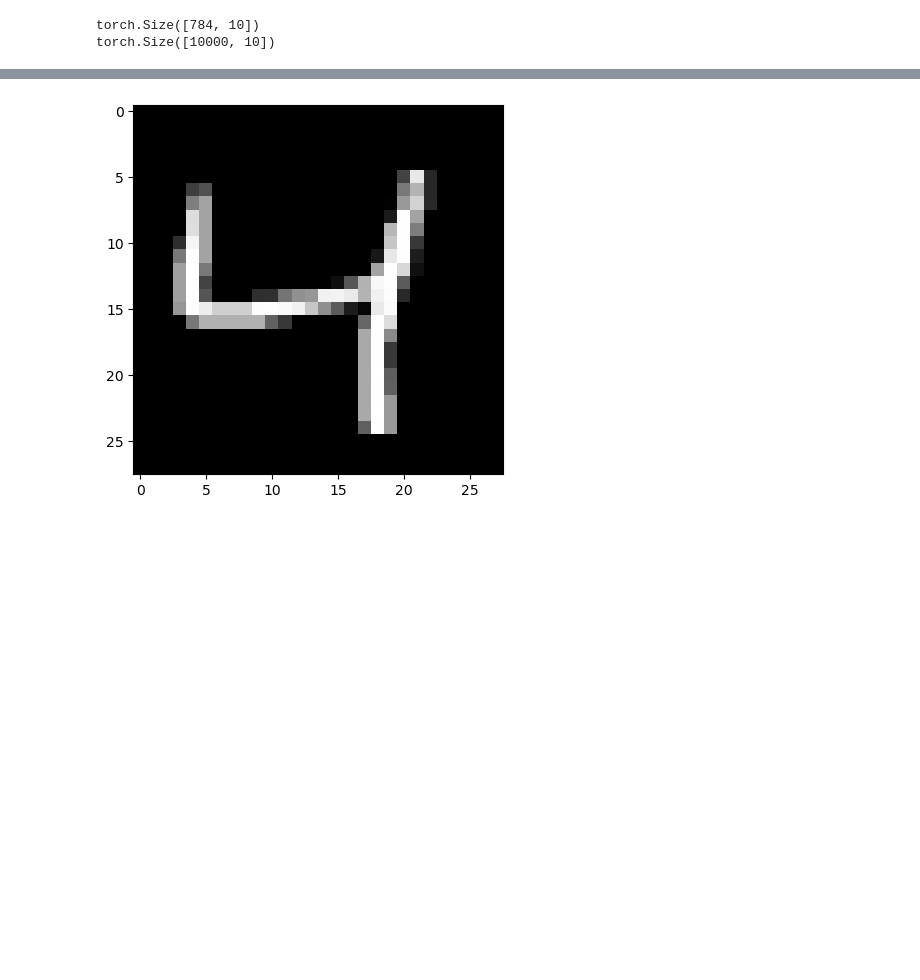
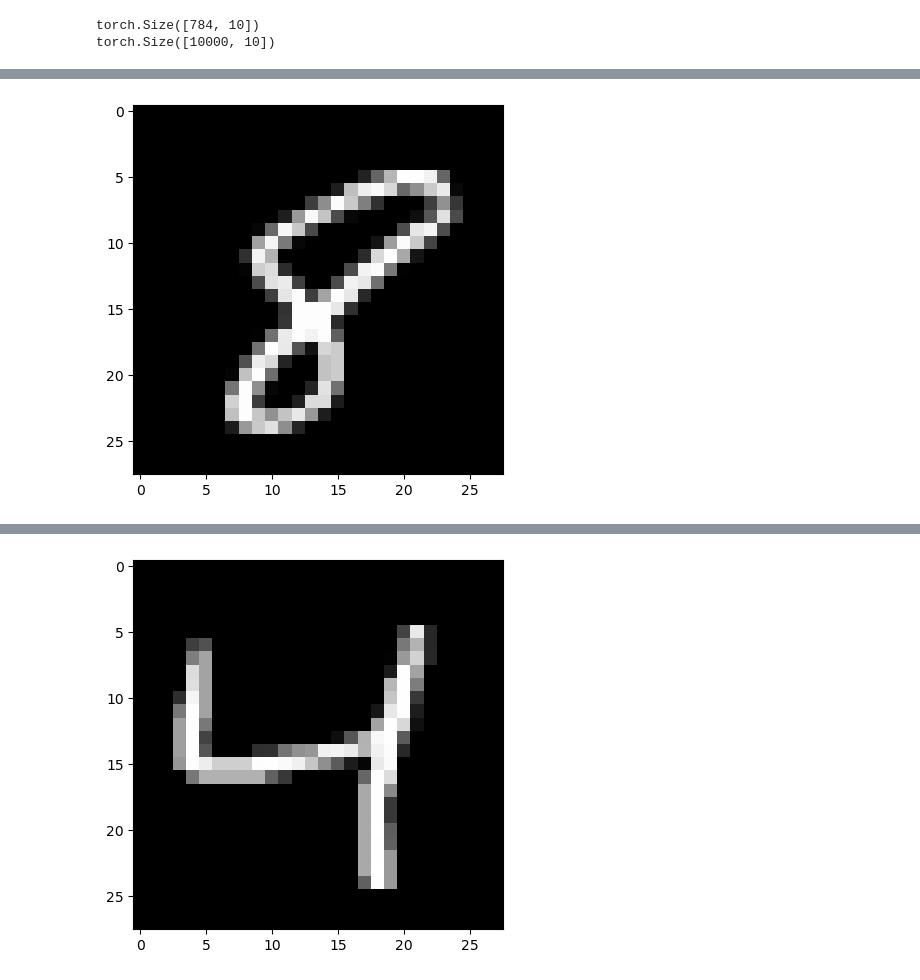
Before and after one commit to BCheng-KH/fhrr_experiments, a Jupyter notebook: Gaussian_encoding_test.ipynb, the cells around one changed output, grey strips where cells are left out. Cells and saved outputs as stored; diff of their text form; code cells hidden in the pictures; blank space fills up the shorter version.

```diff
--- a/Gaussian_encoding_test.ipynb
+++ b/Gaussian_encoding_test.ipynb
@@ -153,3 +163,11 @@ tensor([[0.0019]])
+# %%
+mnist_image = x_train[59989, :].reshape(28, 28)
+# Set the color mapping to grayscale to have a black background.
+plt.imshow(mnist_image, cmap="gray")
+# Display the image.
+plt.show()
+# %% [output]
+[figure, added]
 # %%
 training_vecs = torch.asarray(x_train[:training_sample, :], dtype=torch.double).T
 label_vecs = torch.asarray(training_labels, dtype=torch.complex128).T
```
Also changed, not shown: parts of 9 cells of this notebook, 2 other files.
